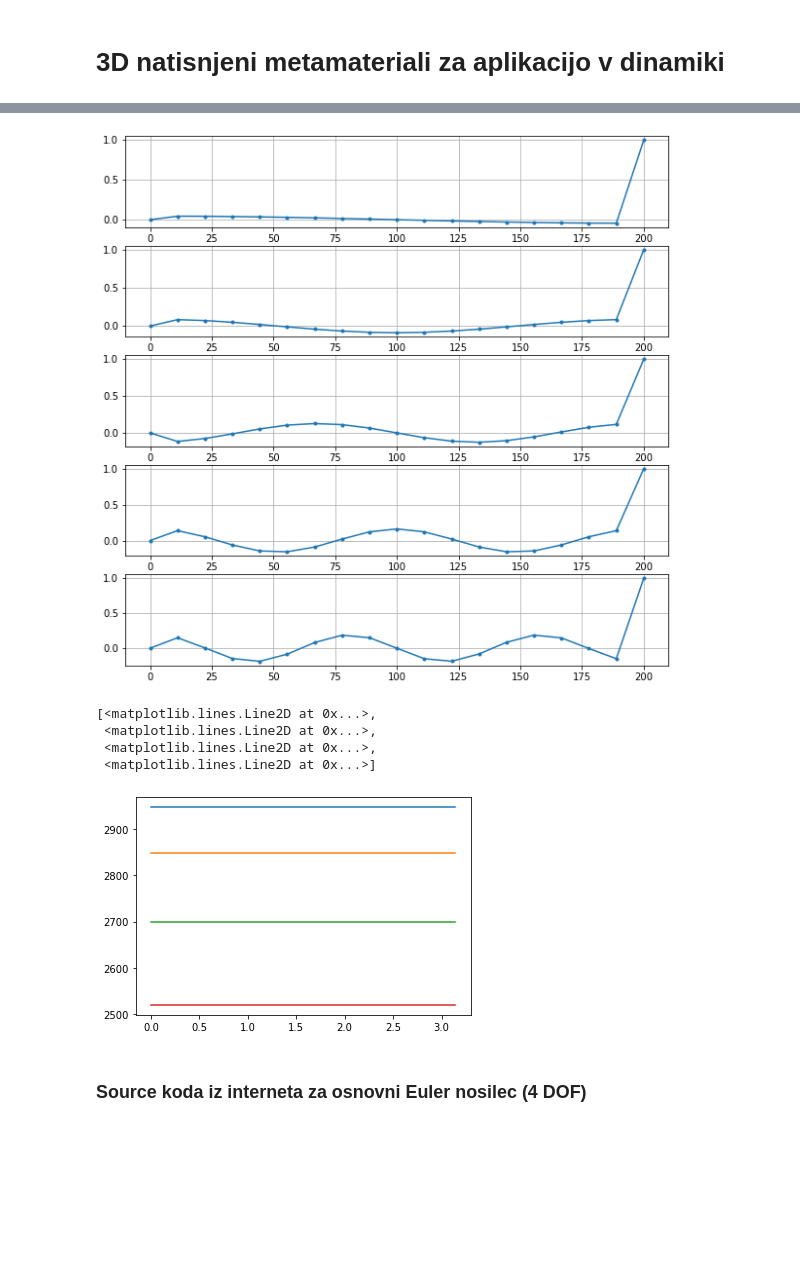
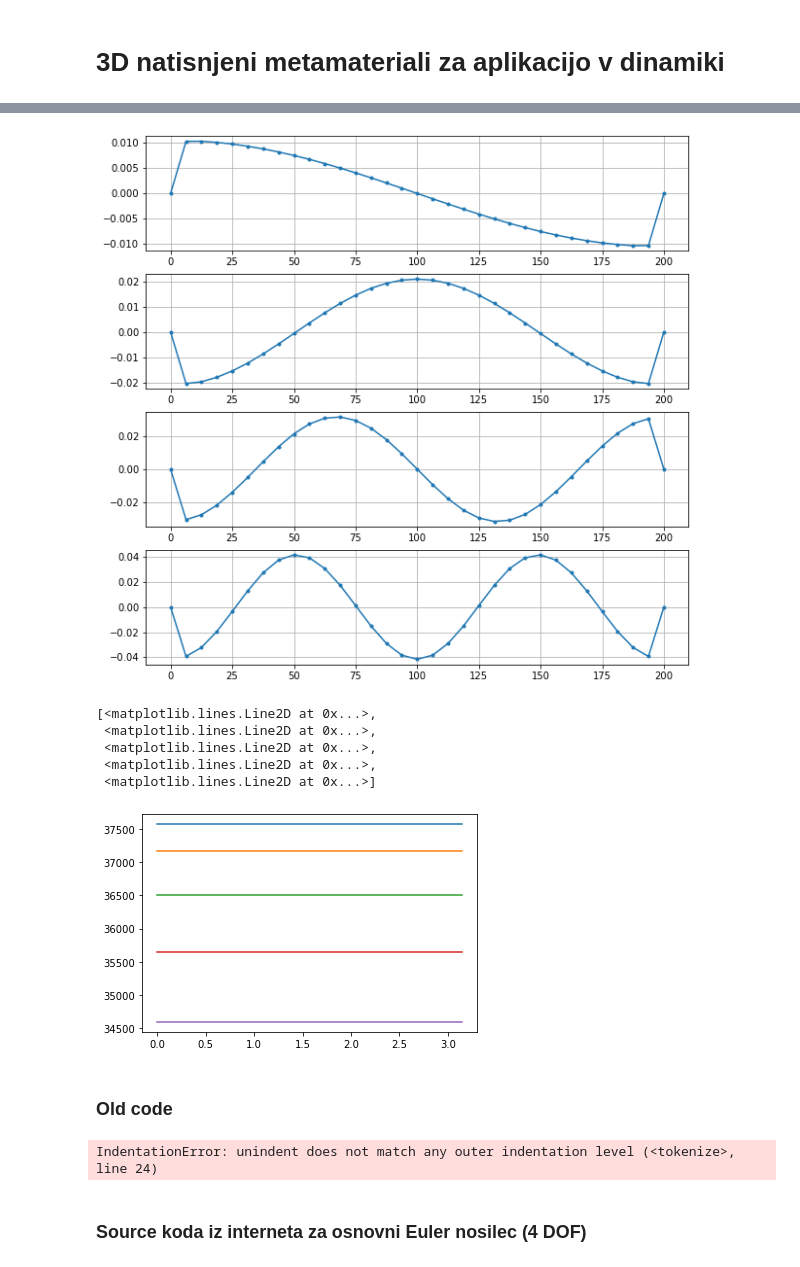
Before and after one commit to pibrnik/metamaterials, a Jupyter notebook: Program.ipynb, the cells around one changed output, grey strips where cells are left out. Saved outputs shown, nothing was run; the diff lists cells and outputs as text; code cells hidden in the pictures; blank space fills up the shorter version.

```diff
--- a/Program.ipynb
+++ b/Program.ipynb
@@ -387,10 +407,10 @@ def print_matrix(array,precision=2):
         matrix = matrix[:-1] + r'\\'
     display(Math(r'\begin{bmatrix}'+matrix+r'\end{bmatrix}'))
 # %%
-Kontrola = BaseCell(E=2.05,I=13333,A=400,L=200,rho=1270,n=19,k=1e-10,m=1e-10)
+Kontrola = BaseCell(E=2.05,I=13333,A=25,L=200,rho=1270,n=33,k=10,m=20, BC=[1,0])
 
 Show = False
-mu = 0
+mu = np.pi/2
 
 M = Kontrola.Generate_M()
 K = Kontrola.Generate_K()
@@ -400,6 +420,8 @@ Lredg = Kontrola.Generate_Lredg(mu)
 Rredg = Kontrola.Generate_Rredg(mu)
 Mgred = Kontrola.Generate_Mgred(Mg, mu)
 Kgred = Kontrola.Generate_Kgred(Kg, mu)
+Fg = Kontrola.Generate_Fg(1000, 32)
+Fgred = Kontrola.Generate_Fgred(Fg,mu)
 
 if Show:
     print("Masna matrika:")
@@ -418,23 +440,78 @@ if Show:
     print_matrix(Mgred)
     print(f"Reducirana togostna matrika za mu = {mu}")
     print_matrix(Kgred)
+    print("Globalna matrika sil")
+    print_matrix(Fg)
+    print(f"Reducirana matrika obremenitev za mu = {mu}")
+    print_matrix(Fgred)
 # %%
-Kontrola.Visualise(mu, Mg, Kg, n=5, direction = 0)
+Kontrola.Visualise(mu, Mg, Kg, n=4, direction = 0)
 # %% [output]
-[figure, old version]
+[figure, new version]
 # %%
-domena = np.linspace(0,np.pi, 10)
+domena = np.linspace(0, np.pi, 100)
 r = []
 for i in domena:
-    r.append(Kontrola.Calc(i,Mg, Kg)[0][:4])
+    r.append(Kontrola.Calc(i,Mg, Kg)[0][:5])
 
 plt.plot(domena, np.sqrt(r))
 # %% [output]
 [<matplotlib.lines.Line2D at 0x...>,
  <matplotlib.lines.Line2D at 0x...>,
  <matplotlib.lines.Line2D at 0x...>,
+ <matplotlib.lines.Line2D at 0x...>,
  <matplotlib.lines.Line2D at 0x...>]
-[figure, old version]
+[figure, new version]
+# %% [markdown]
+### Old code
+# %%
+ def Plot(self, mu:float, Mg, Kg):
+        """
+        Plots shape of element
+        """
+        f, points = self.Calc(mu, Mg, Kg)
+
+        domain = np.linspace(0, self.L, self.n + 1)
+
+
+        values = list(points[0,:])
+        resonator = values.pop()
+        values.append(values[0]*np.e**(1j*mu))
+
+        #Apply boundary conditions
+        for DOF in self.Restricted_DOF:
+            values.insert(0,0)
+
+        plt.plot(domain, values[::2])
+        plt.plot(self.L/2, values[int(self.n/2)] + resonator,marker="s", markersize=10, markeredgecolor="blue", markerfacecolor="blue")
+
+        return points
+
+
+    def Calc_nonred(self, Mg, Kg):
+        """
+        Calculates Dynamics matrix (solves EVP problem)
+
+        :param mu: mu
+        :param Mg: Global Mass Matrix
+        :param Kg: GLobal Stiffness Matrix
+        """
+
+        Kg = self.Generate_Kg()
+        Mg = self.Generate_Mg()
+
+
+        for DOF in self.Restricted_DOF:
+            for i in [0,1]:
+                Mg = np.delete(Mg, DOF, axis=i)
+                Kg = np.delete(Kg, DOF, axis=i)
+
+        Mginv = lin.inv(Mg)
+        #Dg = np.matmul(Mginv,Kg)
+
+        return lin.eig(Kg, Mg)
+# %% [output]
+IndentationError: unindent does not match any outer indentation level (<tokenize>, line 24)
 # %% [markdown]
 ### Source koda iz interneta za osnovni Euler nosilec (4 DOF)
 # %%
```
Also changed, not shown: parts of 1 cell of this notebook, 1 other file.
